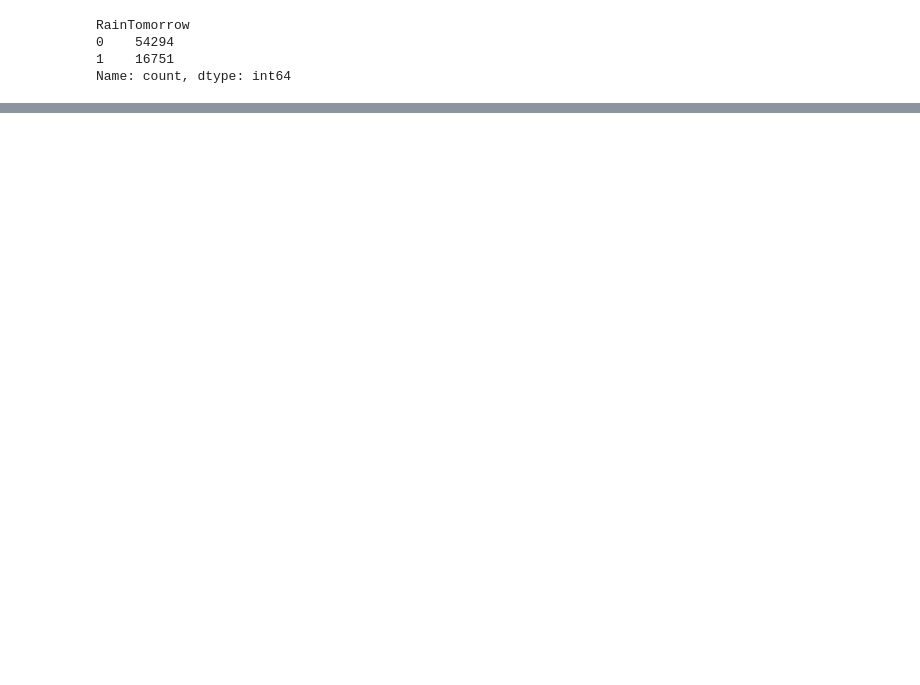
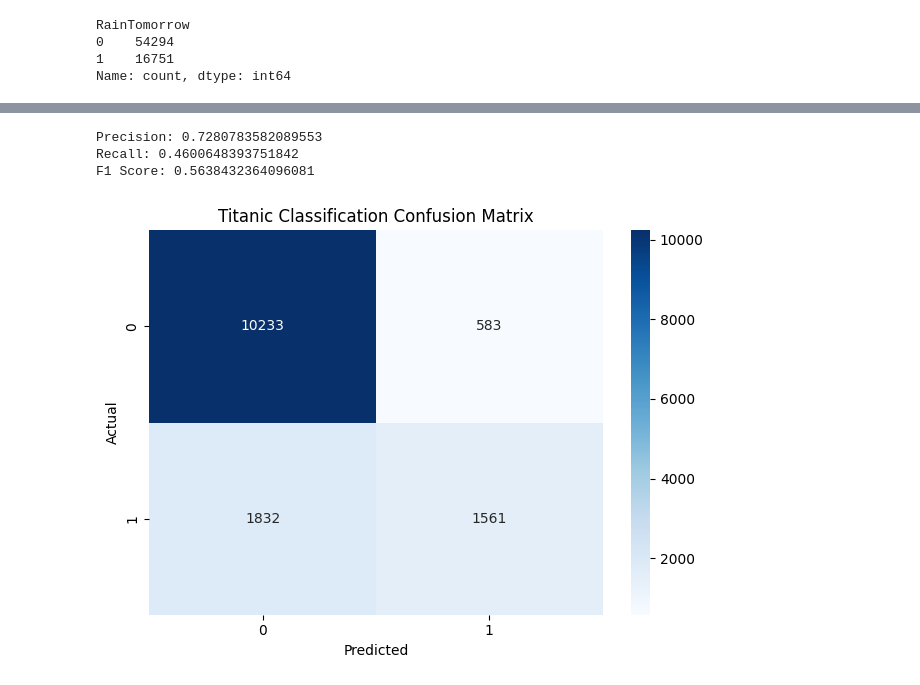
Before and after one commit to martacanirome4/ML_Rainfall_Prediction, a Jupyter notebook: rainfallPredictor.ipynb, the cells around one changed output, grey strips where cells are left out. Saved outputs shown, nothing was run; the diff lists cells and outputs as text; code cells hidden in the pictures; blank space fills up the shorter version.

Commit message:
model performs poorly

```diff
--- a/rainfallPredictor.ipynb
+++ b/rainfallPredictor.ipynb
@@ -173,5 +179,3 @@ y = df[target].map({'Yes': 1, 'No': 0})  # convert to binary classification
-# %%
-X = pd.get_dummies(X, drop_first=True)
 # %%
 # How balanced is the dataset?
 y.value_counts()
@@ -209,7 +218,7 @@ preprocessor = ColumnTransformer(
 # Create a modeling pipeline
 modeling_pipeline = Pipeline(steps=[
     ('preprocessor', preprocessor),
-    ('classifier', RandomForestClassifier(random_state=42))
+    ('classifier', RandomForestClassifier(random_state=42, class_weight='balanced'))
 ])
 # %%
 # Define a parameter grid for hyperparameter tuning
@@ -229,0 +274,3 @@ NameError: name 'pipeline' is not defined
+# %%
+# Get the model's predictions
+y_pred = model.predict(X_test)
@@ -229,0 +290,25 @@ NameError: name 'pipeline' is not defined
+# %%
+print("Precision:", precision_score(y_test, y_pred))
+print("Recall:", recall_score(y_test, y_pred))   # <- focus on this
+print("F1 Score:", f1_score(y_test, y_pred))
+# %% [output]
+Precision: 0.7280783582089553
+Recall: 0.4600648393751842
+F1 Score: 0.5638432364096081
+# %%
+# confusion matrix
+conf_matrix = confusion_matrix(y_test, y_pred)
+
+plt.figure()
+sns.heatmap(conf_matrix, annot=True, cmap='Blues', fmt='d')
+
+# Set the title and labels
+plt.title('Titanic Classification Confusion Matrix')
+plt.xlabel('Predicted')
+plt.ylabel('Actual')
+
+# Show the plot
+plt.tight_layout()
+plt.show()
+# %% [output]
+[figure, added]
```
Also changed, not shown: parts of 26 cells of this notebook.
